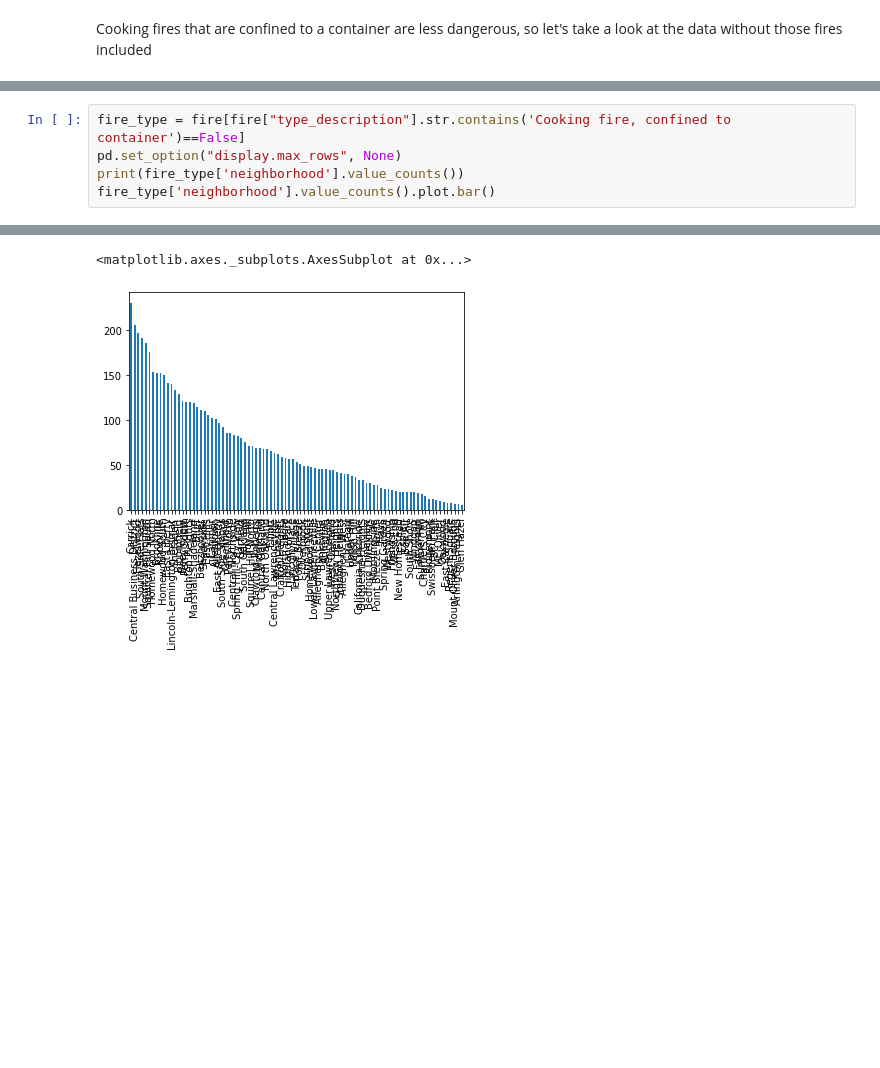
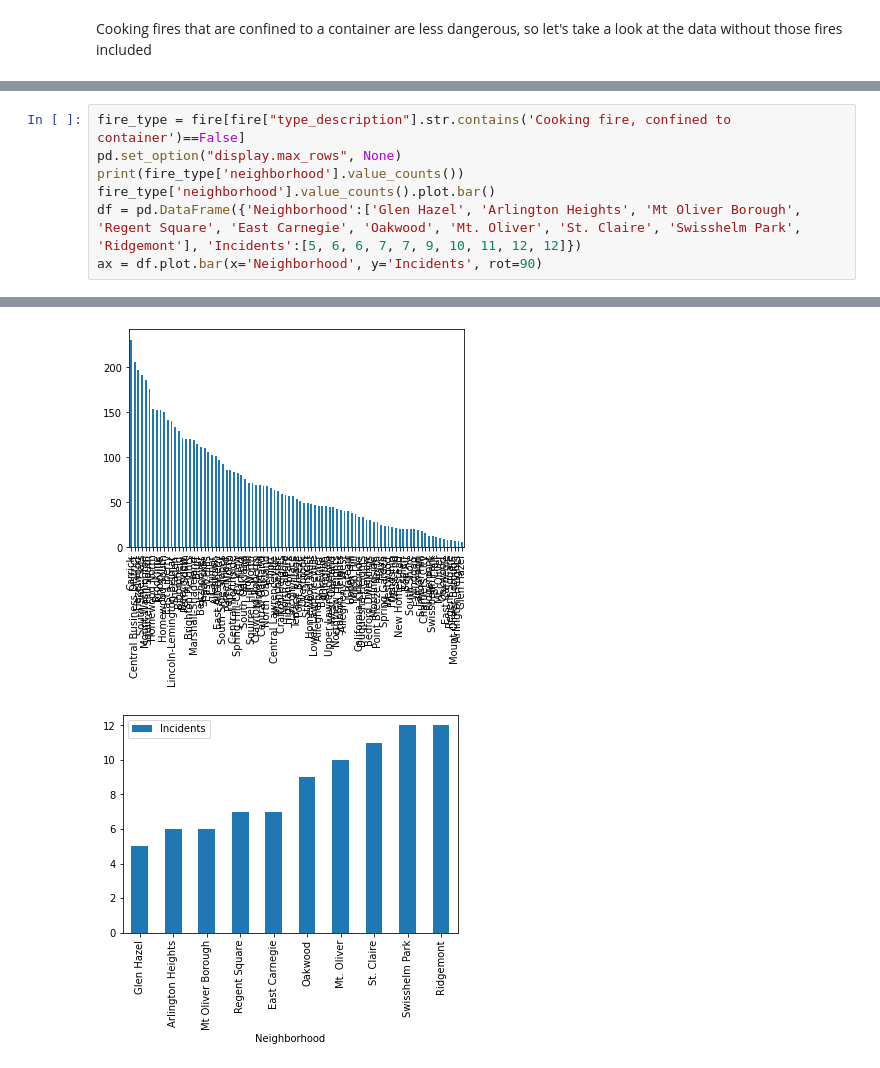
Before and after one commit to pww56/Group-23-Final-Project, a Jupyter notebook: Fire_Incidents.ipynb, the cells around one changed output, grey strips where cells are left out. Saved outputs shown, nothing was run; the diff lists cells and outputs as text; blank space fills up the shorter version.

Commit message:
fire incidents update

```diff
--- a/Fire_Incidents.ipynb
+++ b/Fire_Incidents.ipynb
@@ -154,25 +154,27 @@ print(fire_type)
 # %%
 fire_type = fire[fire["type_description"].str.contains('Cooking fire, confined to container')==False]
 pd.set_option("display.max_rows", None)
 print(fire_type['neighborhood'].value_counts())
 fire_type['neighborhood'].value_counts().plot.bar()
+df = pd.DataFrame({'Neighborhood':['Glen Hazel', 'Arlington Heights', 'Mt Oliver Borough', 'Regent Square', 'East Carnegie', 'Oakwood', 'Mt. Oliver', 'St. Claire', 'Swisshelm Park', 'Ridgemont'], 'Incidents':[5, 6, 6, 7, 7, 9, 10, 11, 12, 12]})
+ax = df.plot.bar(x='Neighborhood', y='Incidents', rot=90)
 # %% [output]
 Carrick                      231
 Central Business District    206
 Hazelwood                    197
 South Side Flats             191
 Mount Washington             186
 Squirrel Hill South          176
 Homewood North               154
 Brookline                    153
 Knoxville                    152
 Homewood South               150
 East Liberty                 141
 Lincoln-Lemington-Belmar     140
 ... (76 lines left out)
 Mount Oliver Borough           6
 Arlington Heights              6
 Glen Hazel                     5
 Name: neighborhood, dtype: int64
-<matplotlib.axes._subplots.AxesSubplot at 0x...>
 [figure]
+[figure, added]
```
Also changed, not shown: parts of 1 cell of this notebook, 2 other files.
